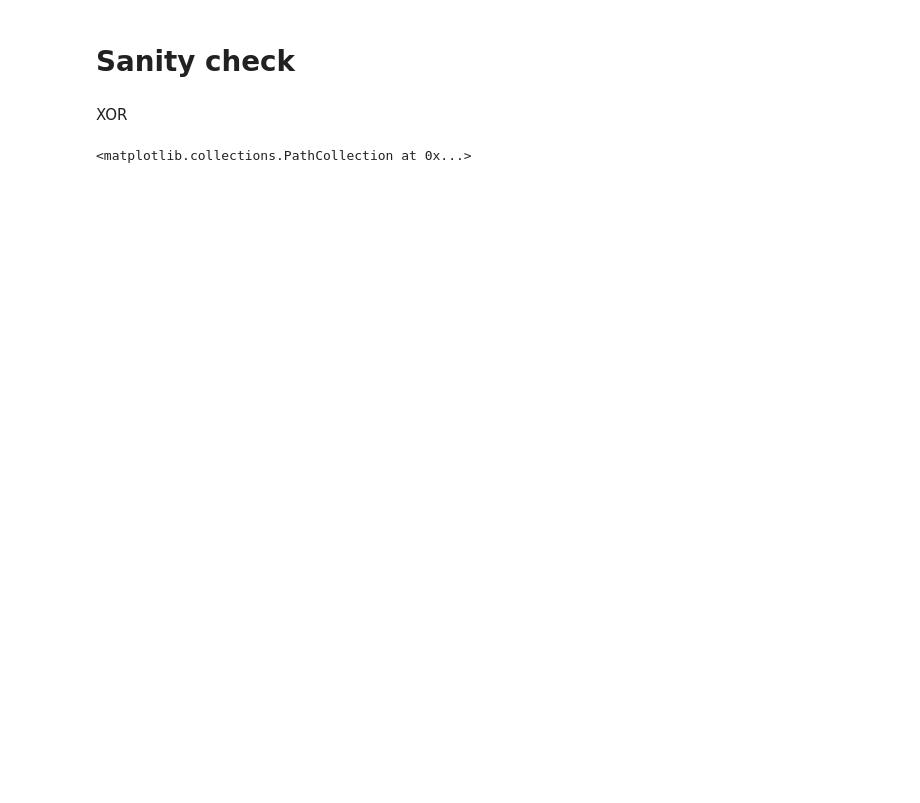
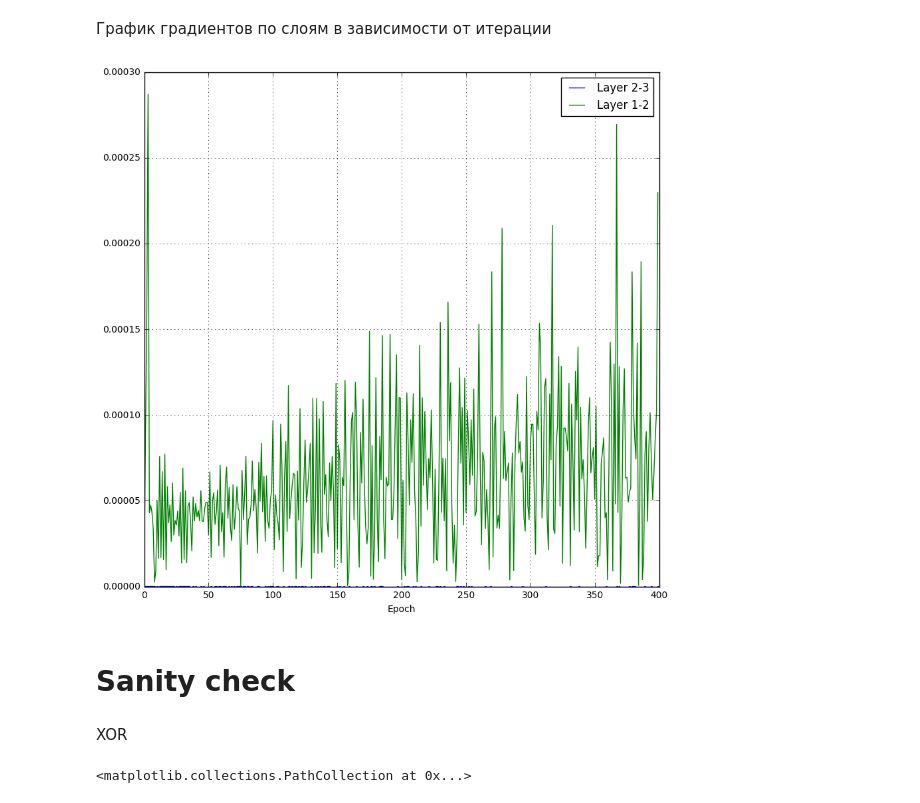
Before and after one commit to tmubarakshin/data_mining, a Jupyter notebook: t.mubarakshin_hw1.ipynb, the cells around one changed output. Saved outputs shown, nothing was run; the diff lists cells and outputs as text; code cells hidden in the pictures; blank space fills up the shorter version.

```diff
--- a/t.mubarakshin_hw1.ipynb
+++ b/t.mubarakshin_hw1.ipynb
@@ -297,3 +284,14 @@ test_accuracy(np.argmax(testnn.predict(X_test), axis = 1), np.argmax(y_test, axi
+# %% [markdown]
+График градиентов по слоям в зависимости от итерации
+# %%
+plt.figure(figsize=(10,10))
+for num, grad in enumerate(testnn.grad_plot):
+    plt.plot(np.abs(grad), label = 'Layer ' + str(len(testnn.layers) - num) + '-' + str(len(testnn.layers) + 1 - num))
+plt.xlabel('Epoch')
+plt.legend()
+plt.grid()
+# %% [output]
+[figure, added]
 # %% [markdown]
 # Sanity check
 # %% [markdown]
```
Also changed, not shown: parts of 31 cells of this notebook.
